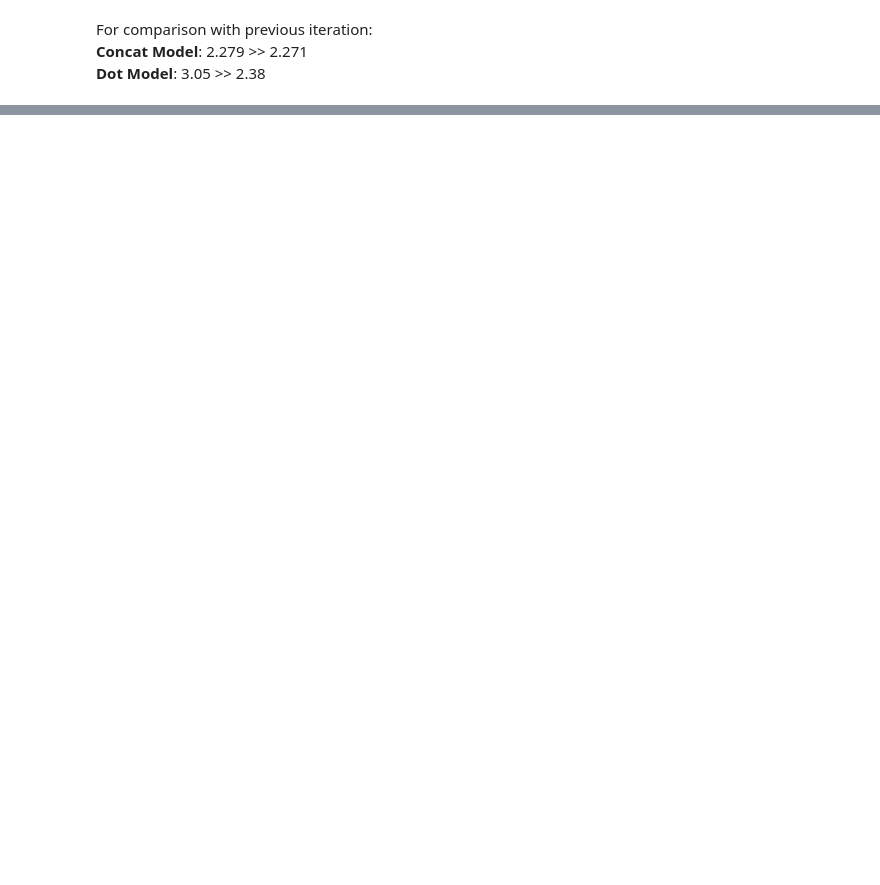
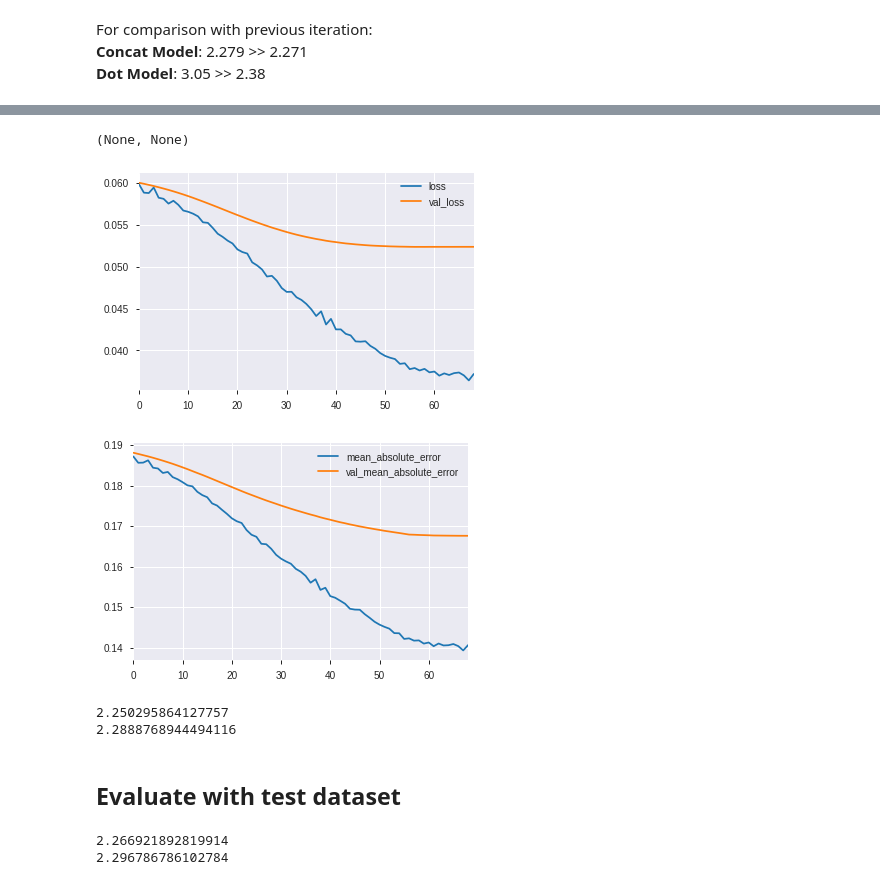
Before and after one commit to mjurkus/ai_bootcamp_14_rs, a Jupyter notebook: project.ipynb, the cells around one changed output, grey strips where cells are left out. Cells and saved outputs as stored; diff of their text form; code cells hidden in the pictures; blank space fills up the shorter version.

```diff
--- a/project.ipynb
+++ b/project.ipynb
@@ -900,0 +1226,2 @@ __Dot Model__: 3.05 >> 2.38
+# %%
+feature_dot_model = make_feature_dot_model(n_users, n_games, n_platforms, 128)
@@ -900,0 +1248,43 @@ __Dot Model__: 3.05 >> 2.38
+# %%
+feature_dot_model.compile(
+    optimizer=keras.optimizers.Adam(3e-5),
+    loss=keras.losses.mse,
+    metrics=[keras.metrics.mae],
+)
+# %%
+PATIENCE = 5
+
+train_data_steps = len(feature_train_df) // BATCH_SIZE
+feature_dot_model_history = feature_dot_model.fit(
+    train_feature_dataset,
+    steps_per_epoch=train_data_steps,
+    validation_data=val_feature_dataset,
+    epochs=100,
+    callbacks=[
+        tf.keras.callbacks.ReduceLROnPlateau(factor=0.3, patience=PATIENCE),
+        tf.keras.callbacks.EarlyStopping(
+            patience=PATIENCE * 2, restore_best_weights=True
+        ),
+    ],
+    verbose=0,
+)
+# %%
+show_history(feature_dot_model_history, "loss"), show_history(
+    feature_dot_model_history, "err"
+)
+# %% [output]
+(None, None)
+[figure, added]
+[figure, added]
+# %%
+for model in [feature_concat_model, feature_dot_model]:
+    print(
+        evaluate_feature_predictions(
+            model, val_feature_dataset, feature_label_scaler, rmse
+        )
+    )
+# %% [output]
+2.250295864127757
+2.2888768944494116
+# %% [markdown]
+## Evaluate with test dataset
@@ -900,0 +1318,10 @@ __Dot Model__: 3.05 >> 2.38
+# %%
+for model in [feature_concat_model, feature_dot_model]:
+    print(
+        evaluate_feature_predictions(
+            model, test_feature_dataset, feature_label_scaler, rmse
+        )
+    )
+# %% [output]
+2.266921892819914
+2.296786786102784
```
Also changed, not shown: parts of 51 cells of this notebook, 1 other file.
